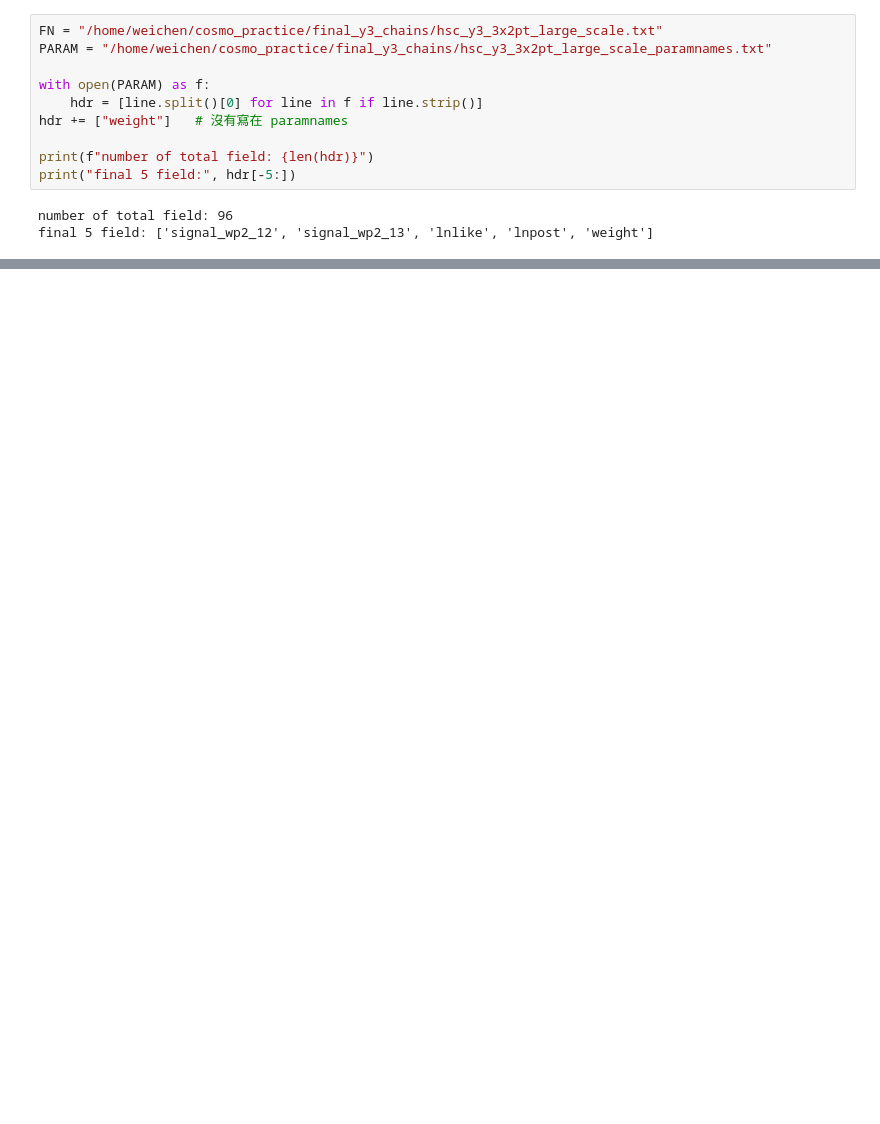
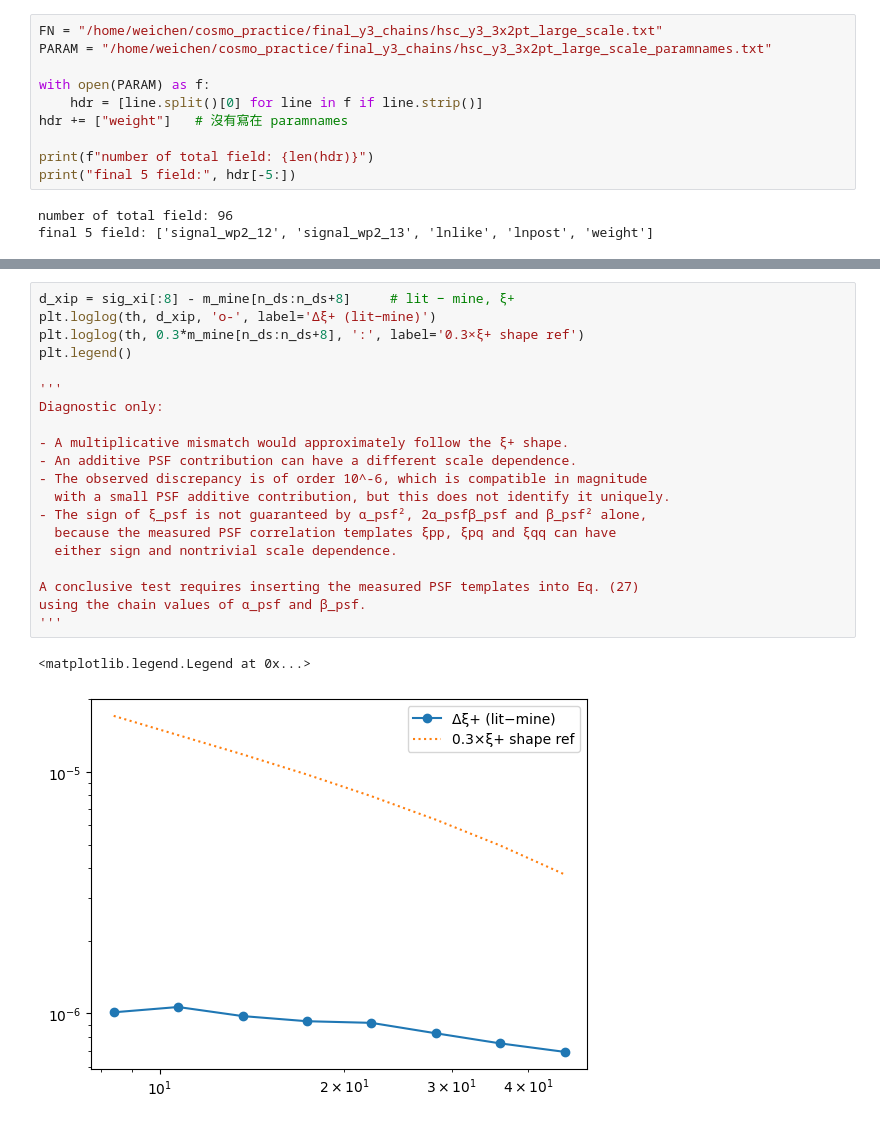
Before and after one commit to stone0624/cosmic_S8_project, a Jupyter notebook: notebooks/theory_vector_notebook_ver2.ipynb, the cells around one changed output, grey strips where cells are left out. Drawn from its saved outputs; the diff is of its cells as text; blank space fills up the shorter version.

```diff
--- a/notebooks/theory_vector_notebook_ver2.ipynb
+++ b/notebooks/theory_vector_notebook_ver2.ipynb
@@ -459,3 +574,26 @@ plt.ylabel('mine / literature'); plt.legend()
 # %% [output]
 <matplotlib.legend.Legend at 0x...>
 [figure]
+# %%
+d_xip = sig_xi[:8] - m_mine[n_ds:n_ds+8]     # lit − mine, ξ+
+plt.loglog(th, d_xip, 'o-', label='Δξ+ (lit−mine)')
+plt.loglog(th, 0.3*m_mine[n_ds:n_ds+8], ':', label='0.3×ξ+ shape ref')
+plt.legend()
+
+'''
+Diagnostic only:
+
+- A multiplicative mismatch would approximately follow the ξ+ shape.
+- An additive PSF contribution can have a different scale dependence.
+- The observed discrepancy is of order 10^-6, which is compatible in magnitude
+  with a small PSF additive contribution, but this does not identify it uniquely.
+- The sign of ξ_psf is not guaranteed by α_psf², 2α_psfβ_psf and β_psf² alone,
+  because the measured PSF correlation templates ξpp, ξpq and ξqq can have
+  either sign and nontrivial scale dependence.
+
+A conclusive test requires inserting the measured PSF templates into Eq. (27)
+using the chain values of α_psf and β_psf.
+'''
+# %% [output]
+<matplotlib.legend.Legend at 0x...>
+[figure, added]
```
Also changed, not shown: parts of 11 cells of this notebook.
